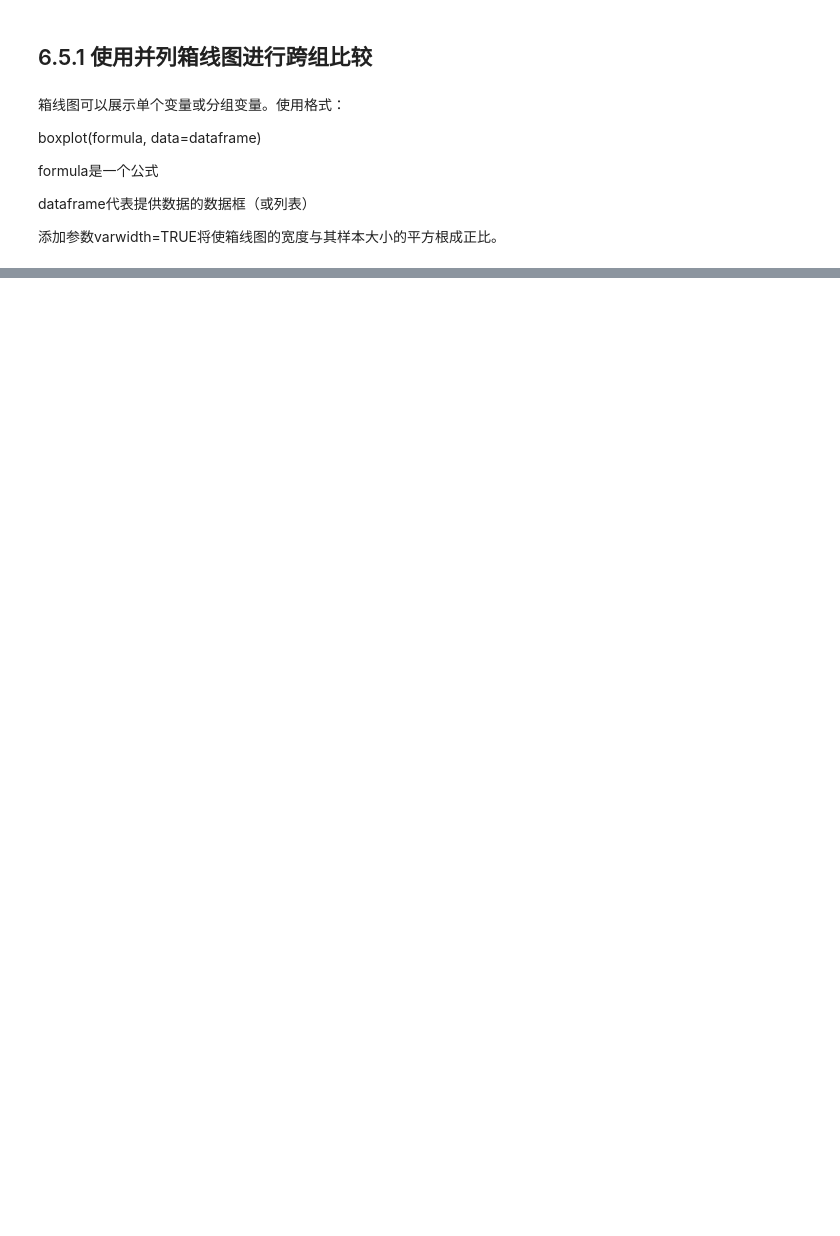
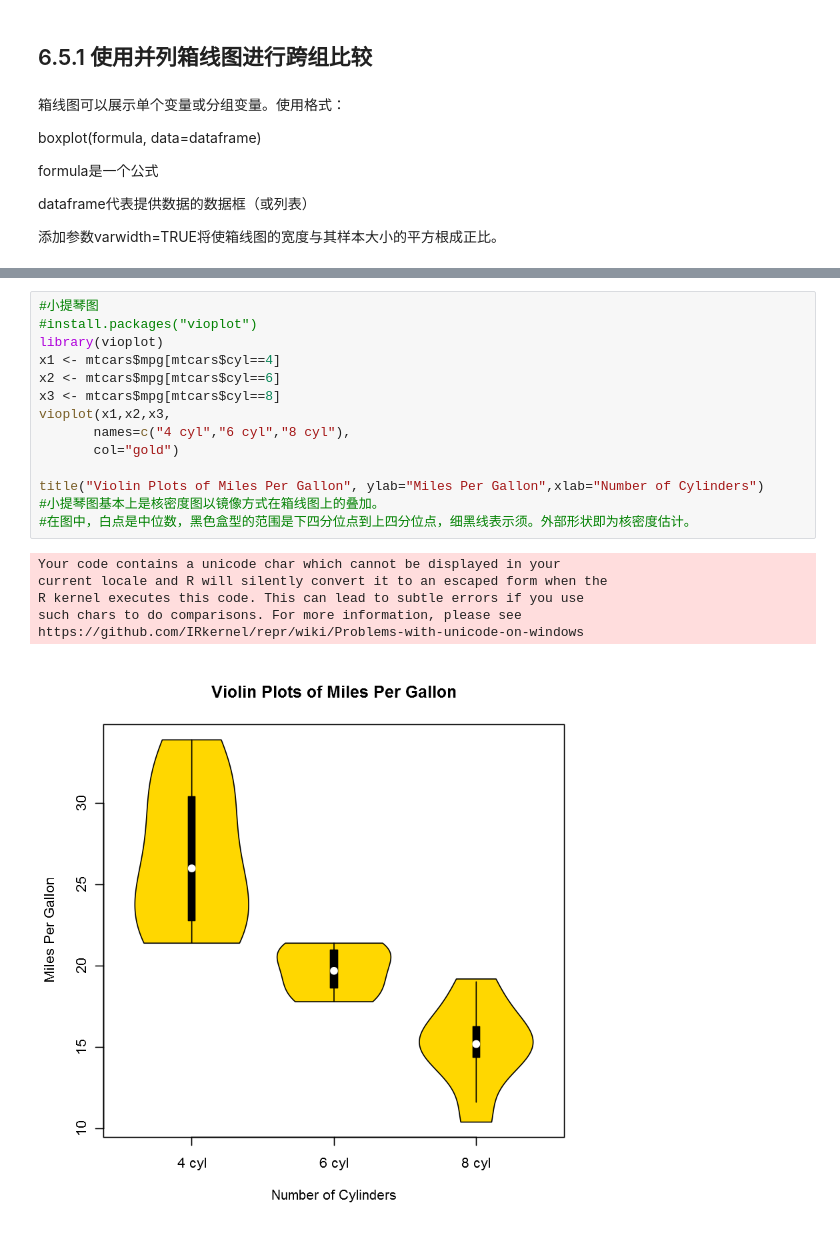
Before and after one commit to xiaowei3223/R-learning, a Jupyter notebook: 6 基本图形.ipynb, the cells around one changed output, grey strips where cells are left out. Cells and saved outputs as stored; diff of their text form; blank space fills up the shorter version.

```diff
--- a/6 基本图形.ipynb
+++ b/6 基本图形.ipynb
@@ -343,0 +431,21 @@ boxplot(mpg~cyl, data=mtcars,
+# %%
+#小提琴图
+#install.packages("vioplot")
+library(vioplot)
+x1 <- mtcars$mpg[mtcars$cyl==4]
+x2 <- mtcars$mpg[mtcars$cyl==6]
+x3 <- mtcars$mpg[mtcars$cyl==8]
+vioplot(x1,x2,x3,
+       names=c("4 cyl","6 cyl","8 cyl"),
+       col="gold")
+
+title("Violin Plots of Miles Per Gallon", ylab="Miles Per Gallon",xlab="Number of Cylinders")
+#小提琴图基本上是核密度图以镜像方式在箱线图上的叠加。
+#在图中，白点是中位数，黑色盒型的范围是下四分位点到上四分位点，细黑线表示须。外部形状即为核密度估计。
+# %% [output]
+Your code contains a unicode char which cannot be displayed in your
+current locale and R will silently convert it to an escaped form when the
+R kernel executes this code. This can lead to subtle errors if you use
+such chars to do comparisons. For more information, please see
+https://github.com/IRkernel/repr/wiki/Problems-with-unicode-on-windows
+[figure, added]
```
Also changed, not shown: parts of 19 cells of this notebook.
